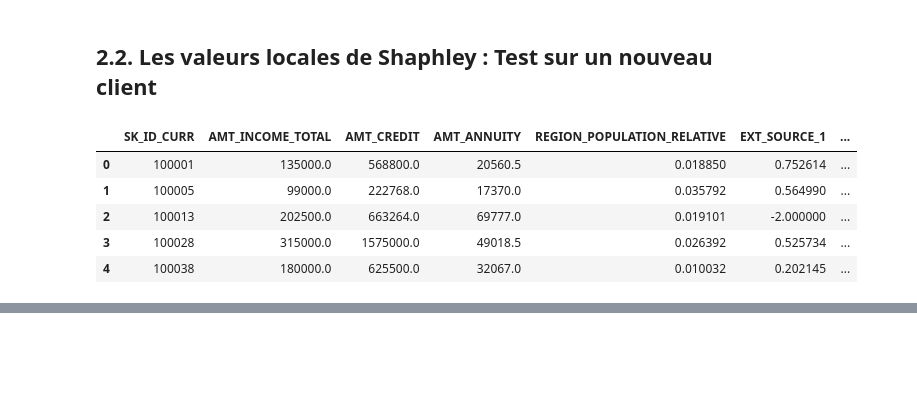
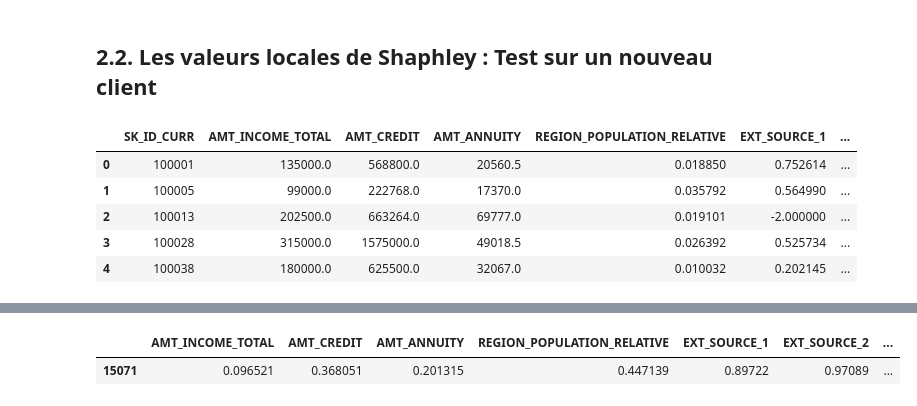
Before and after one commit to colple/Implementez_un_modele_de_scoring, a Jupyter notebook: Notebooks/notebook_6_modelisation.ipynb, the cells around one changed output, grey strips where cells are left out. Drawn from its saved outputs; the diff is of its cells as text; code cells hidden in the pictures; blank space fills up the shorter version.

```diff
--- a/Notebooks/notebook_6_modelisation.ipynb
+++ b/Notebooks/notebook_6_modelisation.ipynb
@@ -1038,0 +1000,7 @@ shap.plots._waterfall.waterfall_legacy(explainer.expected_value[1], shap_values_
+# %%
+# Sélection d'un client au hasard
+test_new_client = new_clients_df_scaled.sample(n=1, random_state=42)
+test_new_client
+# %% [output]
+|  | AMT_INCOME_TOTAL | AMT_CREDIT | AMT_ANNUITY | REGION_POPULATION_RELATIVE | EXT_SOURCE_1 | EXT_SOURCE_2 | ... |
+| 15071 | 0.096521 | 0.368051 | 0.201315 | 0.447139 | 0.89722 | 0.97089 | ... |
```
Also changed, not shown: parts of 34 cells of this notebook.
